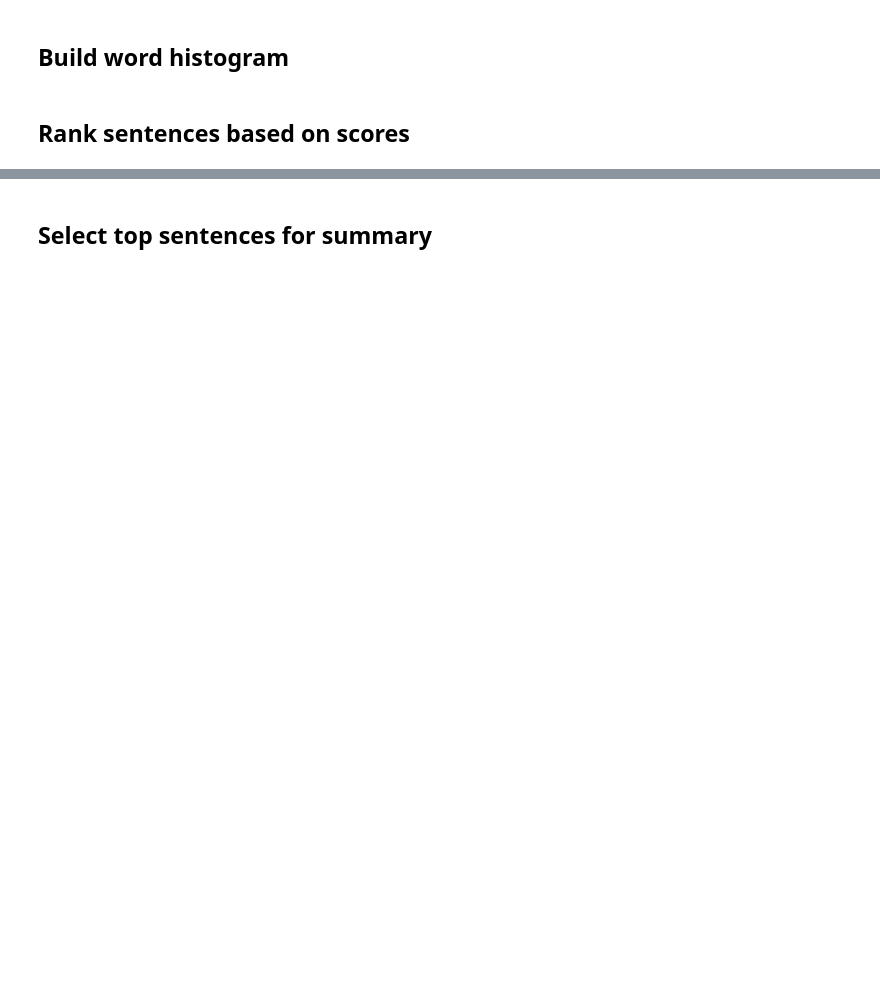
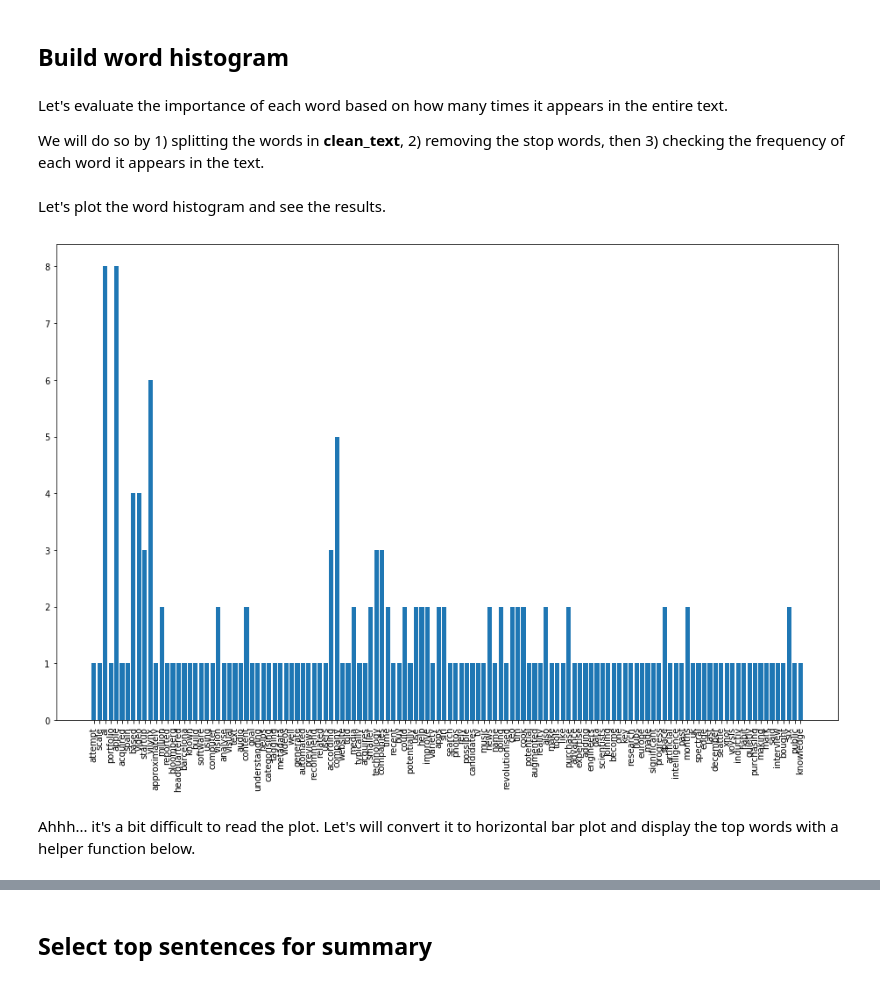
Before and after one commit to louisteo9/personal-text-summarizer, a Jupyter notebook: Personal Text Summarizer.ipynb, the cells around one changed output, grey strips where cells are left out. Drawn from its saved outputs; the diff is of its cells as text; code cells hidden in the pictures; blank space fills up the shorter version.

```diff
--- a/Personal Text Summarizer.ipynb
+++ b/Personal Text Summarizer.ipynb
@@ -12,3 +36,4 @@ import heapq
 # %%
-file = open('Apple Acquires AI Startup.txt', "r")
-filedata = file.readlines()
+# load text file
+with open('Apple Acquires AI Startup.txt', 'r') as f:
+    file_data = f.readlines()
@@ -22,6 +51,6 @@ print(filedata)
 # %%
-# join the elements in list to become a string of text
-text = " ".join(filedata)
+# join the elements in list
+text = " ".join(file_data)
 print(text)
 # %% [output]
 In an attempt to scale up its AI portfolio, Apple has acquired Spain-based AI video startup — Vilynx for approximately $50 million.
@@ -67,11 +113,15 @@ stop_words = nltk.corpus.stopwords.words('english')
 # %% [markdown]
 ## Build word histogram
+# %% [markdown]
+Let's evaluate the importance of each word based on how many times it appears in the entire text.
+
+We will do so by 1) splitting the words in **clean_text**, 2) removing the stop words, then 3) checking the frequency of each word it appears in the text.
 # %%
-# create empty dictionary to house the word count
+# create an empty dictionary to house the word count
 word_count = {}
 
 # loop through tokenized words, remove stop words and save word count to dictionary
-for word in nltk.word_tokenize(text):
+for word in nltk.word_tokenize(clean_text):
     # remove stop words
     if word not in stop_words:
         # save word count to dictionary
@@ -79,9 +129,14 @@ for word in nltk.word_tokenize(text):
             word_count[word] = 1
         else:
             word_count[word] += 1
-# %%
-# convert word counts to weights (maximum value = 1.0)
-for key in word_count.keys():
-    word_count[key] = word_count[key]/max(word_count.values())
-# %% [markdown]
-## Rank sentences based on scores
+# %% [markdown]
+Let's plot the word histogram and see the results.
+# %%
+plt.figure(figsize=(16,10))
+plt.xticks(rotation = 90)
+plt.bar(word_count.keys(), word_count.values())
+plt.show()
+# %% [output]
+[figure, added]
+# %% [markdown]
+Ahhh... it's a bit difficult to read the plot. Let's will convert it to horizontal bar plot and display the top words with a helper function below.
```
Also changed, not shown: parts of 28 cells of this notebook.
